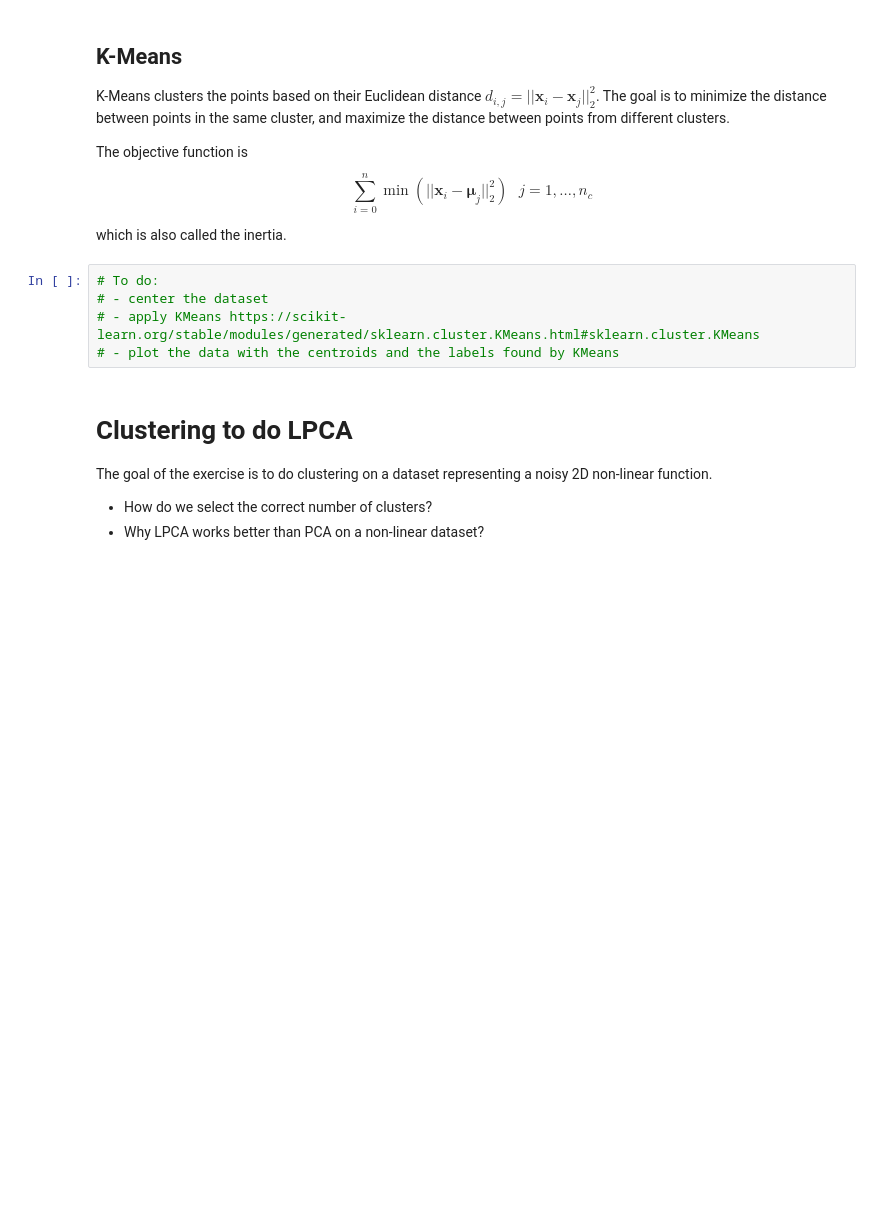
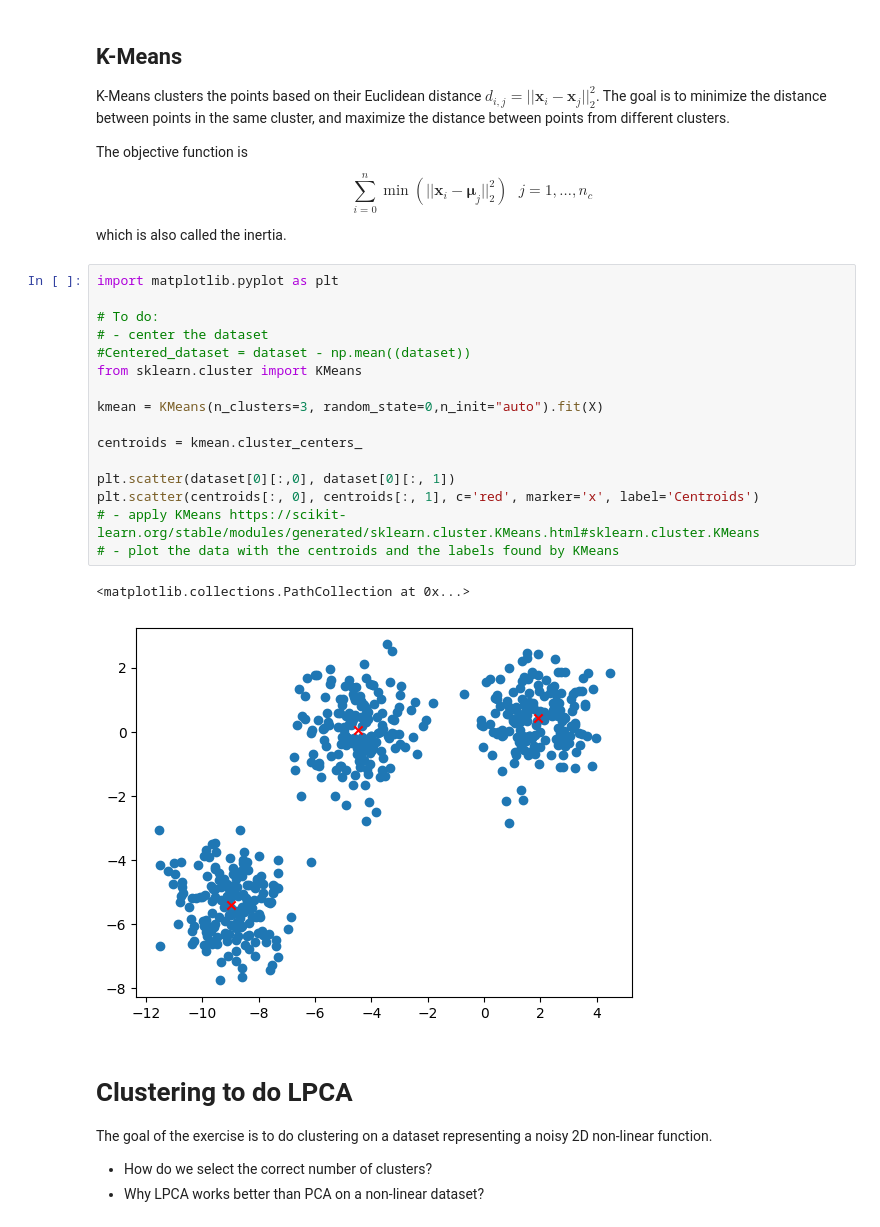
Before and after one commit to Warre-y/Data-Driven-Engineering, a Jupyter notebook: Clustering/exercise1.ipynb, the cells around one changed output. Saved outputs shown, nothing was run; the diff lists cells and outputs as text; blank space fills up the shorter version.

```diff
--- a/Clustering/exercise1.ipynb
+++ b/Clustering/exercise1.ipynb
@@ -33,10 +33,24 @@ The objective function is
 
 which is also called the inertia.
 # %%
+import matplotlib.pyplot as plt
+
 # To do:
 # - center the dataset
+#Centered_dataset = dataset - np.mean((dataset))
+from sklearn.cluster import KMeans
+
+kmean = KMeans(n_clusters=3, random_state=0,n_init="auto").fit(X)
+
+centroids = kmean.cluster_centers_
+
+plt.scatter(dataset[0][:,0], dataset[0][:, 1])
+plt.scatter(centroids[:, 0], centroids[:, 1], c='red', marker='x', label='Centroids')
 # - apply KMeans https://scikit-learn.org/stable/modules/generated/sklearn.cluster.KMeans.html#sklearn.cluster.KMeans
 # - plot the data with the centroids and the labels found by KMeans
+# %% [output]
+<matplotlib.collections.PathCollection at 0x...>
+[figure, added]
 # %% [markdown]
 # Clustering to do LPCA
 
```
Also changed, not shown: parts of 2 cells of this notebook.
